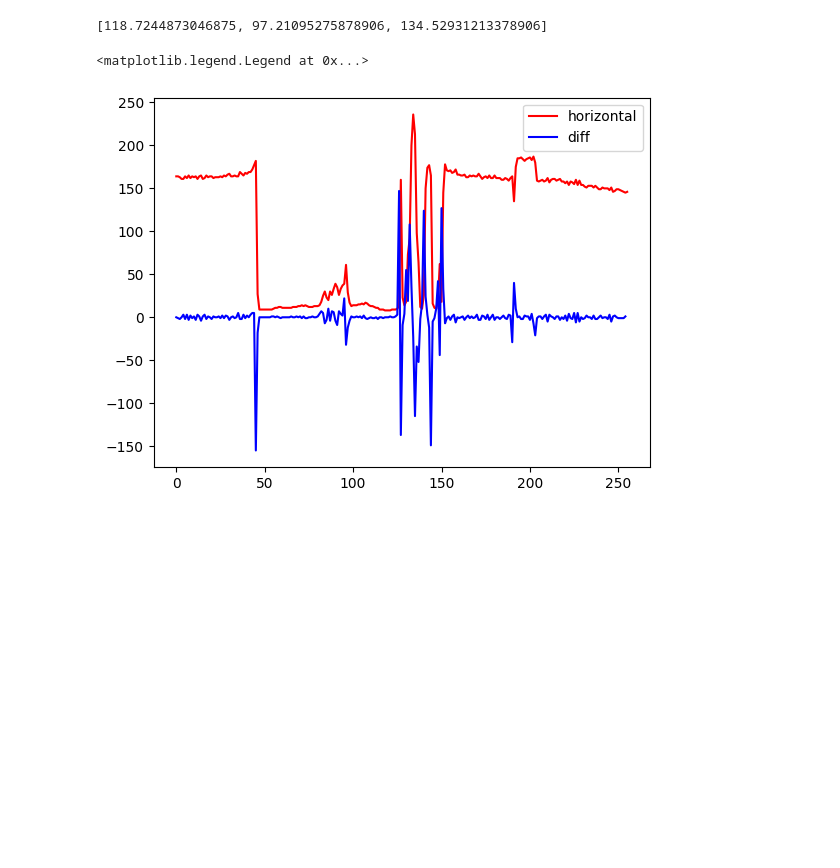
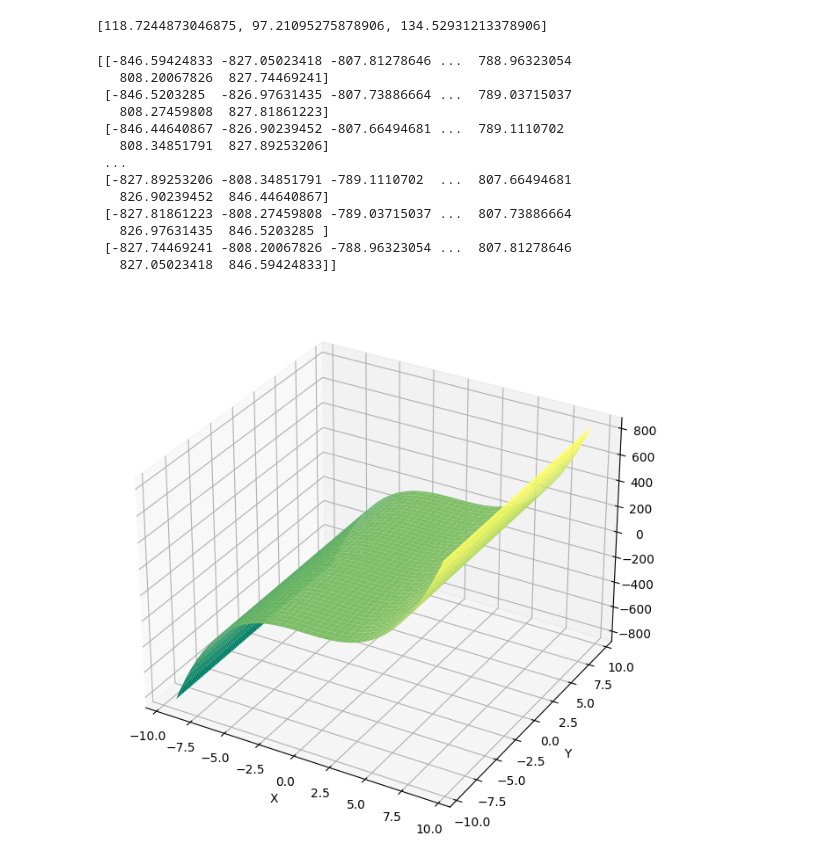
Before and after one commit to yumekasa5/Pyhton, a Jupyter notebook: jupyter/imageproc/workspace/uniformity_analysis.ipynb, the cells around one changed output. Saved outputs shown, nothing was run; the diff lists cells and outputs as text; code cells hidden in the pictures; blank space fills up the shorter version.

```diff
--- a/jupyter/imageproc/workspace/uniformity_analysis.ipynb
+++ b/jupyter/imageproc/workspace/uniformity_analysis.ipynb
@@ -52,33 +52,64 @@ print(mean_intensity_list)
 # %%
 #vertical
 start_v = (0, 127)
 end_v = (255, 127)
 #horizontal
 start_h = (127, 0)
 end_h = (127, 255)
 
 # lineprofile
 # x direction
 
 profile_v_list = [ski.profile_line(img_list[i], start_v, end_v, linewidth=1) for i in range(3)]
 profile_h_list = [ski.profile_line(img_list[i], start_h, end_h, linewidth=1) for i in range(3)]
 
+PI = np.pi
+
+x = np.linspace(-3*PI, 3*PI, 256)
+y = np.linspace(-3*PI, 3*PI, 256)
+
+X, Y = np.meshgrid(x, y)
+
+
+# Z = np.cos(X/PI) * np.sin(Y/PI)
+Z = X*X*X + Y
+
+fig = plt.figure(figsize=(8, 8))
+ax = fig.add_subplot(111, projection='3d')
+ax.set_xlabel('X')
+ax.set_ylabel('Y')
+ax.plot_surface(X, Y, Z, cmap='summer')
+
+print(Z)
 # y direction
 
-x = profile_h_list[0]
-diff_x = np.diff(x)
+# x = profile_h_list[0]
+# diff_x = np.diff(x)
+# # ispeak_list = (diff_x[1:] * diff_x[:-1] < 0) & (diff_x > 0)
 
 
 
 
-# draw graph
-fig, ax = plt.subplots()
-ax.plot(x, color='red', label='horizontal')
-ax.plot(diff_x, color='blue', label='diff')
-ax.legend()
+# # draw graph
+# fig, ax = plt.subplots()
+# ax.plot(x, color='red', label='horizontal')
+# ax.plot(diff_x, color='blue', label='diff')
+# ax.legend()
 # %% [output]
-<matplotlib.legend.Legend at 0x...>
+[[-846.59424833 -827.05023418 -807.81278646 ...  788.96323054
+   808.20067826  827.74469241]
+ [-846.5203285  -826.97631435 -807.73886664 ...  789.03715037
+   808.27459808  827.81861223]
+ [-846.44640867 -826.90239452 -807.66494681 ...  789.1110702
+   808.34851791  827.89253206]
+ ...
+ [-827.89253206 -808.34851791 -789.1110702  ...  807.66494681
+   826.90239452  846.44640867]
+ [-827.81861223 -808.27459808 -789.03715037 ...  807.73886664
+   826.97631435  846.5203285 ]
+ [-827.74469241 -808.20067826 -788.96323054 ...  807.81278646
+   827.05023418  846.59424833]]
-[figure, old version]
+[figure, new version]
 # %%
 # 1. 画像の読み込みと輝度分布の取得
 # 仮想的な画像を作成する例として、ランダムな値で100x100の画像を作成します。
```
Also changed, not shown: parts of 3 cells of this notebook, 6 other files.
